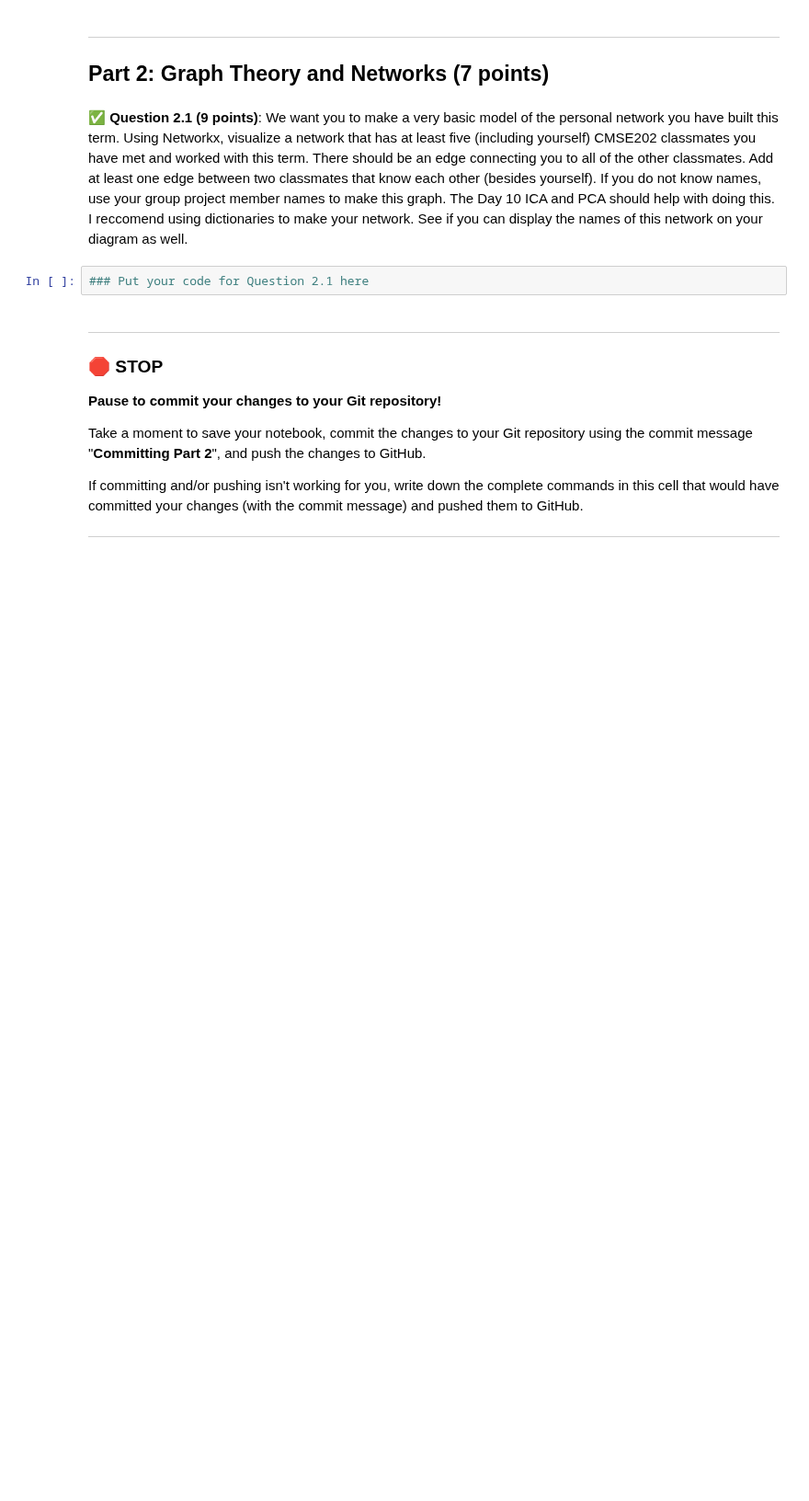
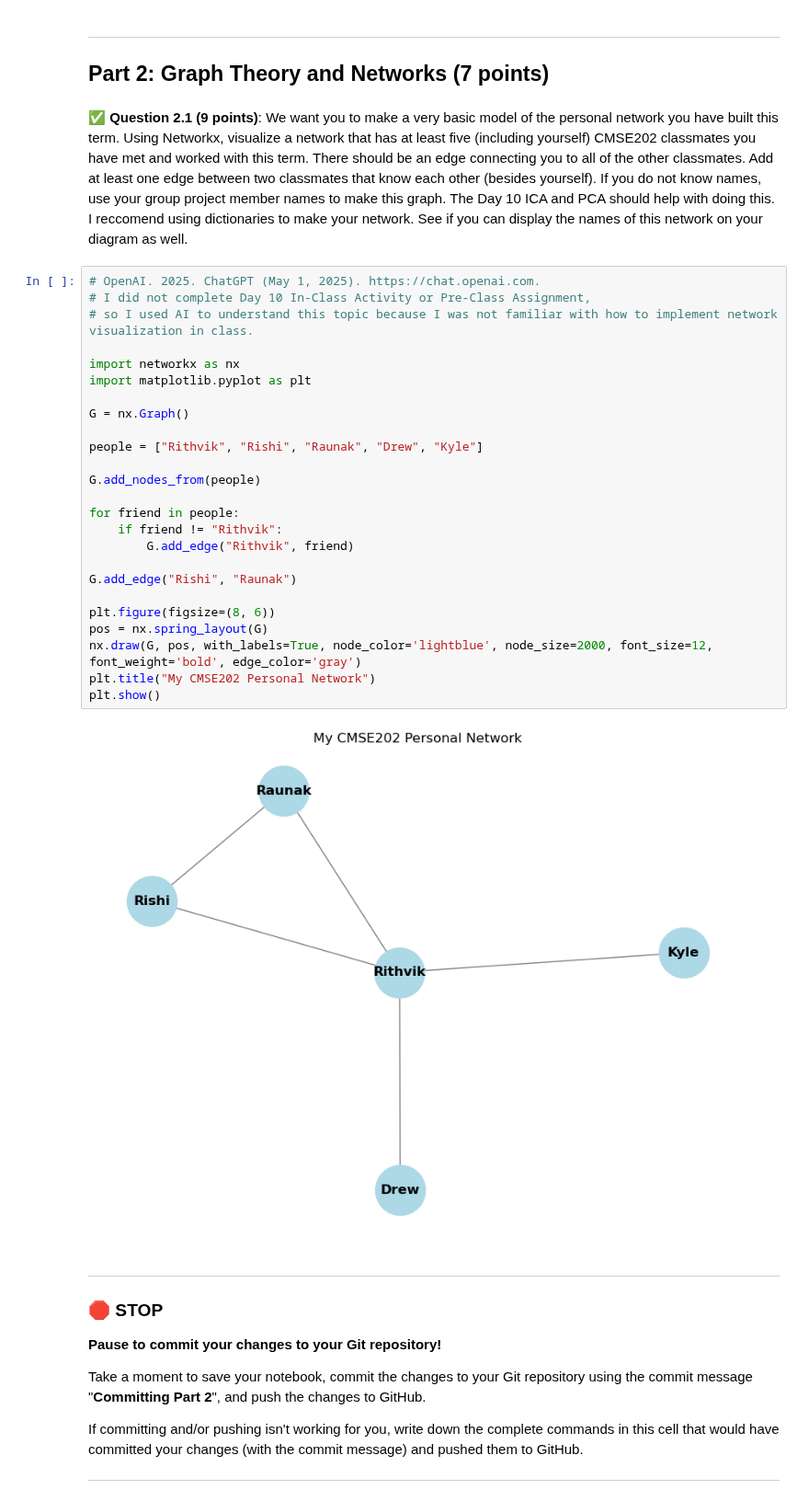
Before and after one commit to burririt/CMSE202-s25-turnin, a Jupyter notebook: exams/final/CMSE202-Final-SS25-Section001-RithvikBurri.ipynb, the cells around one changed output. Shown at 92% size. Saved outputs shown, nothing was run; the diff lists cells and outputs as text; blank space fills up the shorter version.

```diff
--- a/exams/final/CMSE202-Final-SS25-Section001-RithvikBurri.ipynb
+++ b/exams/final/CMSE202-Final-SS25-Section001-RithvikBurri.ipynb
@@ -49,8 +48,33 @@ If everything went as intended, the file should now show up on your GitHub accou
 ## Part 2: Graph Theory and Networks (7 points)
 # %% [markdown]
 &#9989; **Question 2.1 (9 points)**: We want you to make a very basic model of the personal network you have built this term. Using Networkx, visualize a network that has at least five (including yourself) CMSE202 classmates you have met and worked with this term. There should be an edge connecting you to all of the other classmates. Add at least one edge between two classmates that know each other (besides yourself). If you do not know names, use your group project member names to make this graph. The Day 10 ICA and PCA should help with doing this. I reccomend using dictionaries to make your network. See if you can display the names of this network on your diagram as well.
-# %%
-### Put your code for Question 2.1 here
+# %%
+# OpenAI. 2025. ChatGPT (May 1, 2025). https://chat.openai.com.
+# I did not complete Day 10 In-Class Activity or Pre-Class Assignment,
+# so I used AI to understand this topic because I was not familiar with how to implement network visualization in class.
+
+import networkx as nx
+import matplotlib.pyplot as plt
+
+G = nx.Graph()
+
+people = ["Rithvik", "Rishi", "Raunak", "Drew", "Kyle"]
+
+G.add_nodes_from(people)
+
+for friend in people:
+    if friend != "Rithvik":
+        G.add_edge("Rithvik", friend)
+
+G.add_edge("Rishi", "Raunak")
+
+plt.figure(figsize=(8, 6))
+pos = nx.spring_layout(G)
+nx.draw(G, pos, with_labels=True, node_color='lightblue', node_size=2000, font_size=12, font_weight='bold', edge_color='gray')
+plt.title("My CMSE202 Personal Network")
+plt.show()
+# %% [output]
+[figure, added]
 # %% [markdown]
 ---
 ### &#128721; STOP
```
Also changed, not shown: parts of 2 cells of this notebook.
